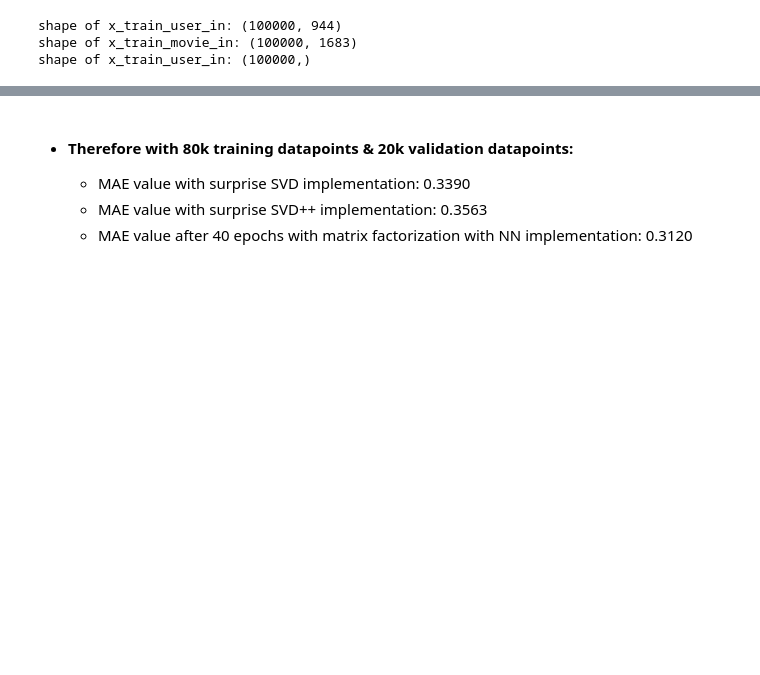
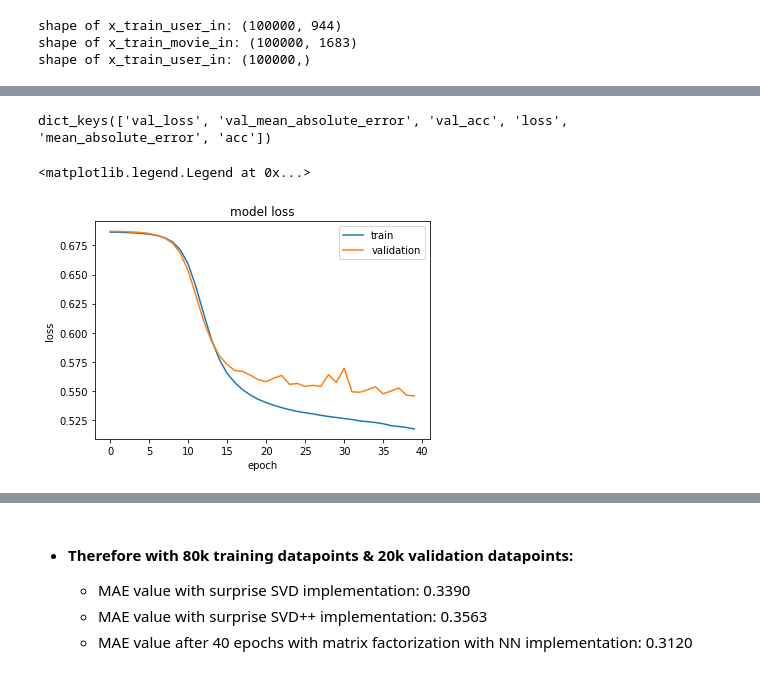
Before and after one commit to mlsquare/cook-imly, a Jupyter notebook: Notebooks/matrix factorization via NN.ipynb, the cells around one changed output, grey strips where cells are left out. Cells and saved outputs as stored; diff of their text form; code cells hidden in the pictures; blank space fills up the shorter version.

```diff
--- a/Notebooks/matrix factorization via NN.ipynb
+++ b/Notebooks/matrix factorization via NN.ipynb
@@ -178,3 +263,7 @@ Total params: 262,902
 Trainable params: 262,902
 Non-trainable params: 0
 __________________________________________________________________________________________________
+# %%
+from keras.callbacks import ModelCheckpoint
+
+checkpoints = ModelCheckpoint('./NN_m_factorization_weights.{epoch:02}-{val_loss:.2f}.hdf5', monitor='val_loss', verbose = 1, save_best_only=True, save_weights_only=False, mode='auto', period=2)
@@ -180,0 +272,2 @@ ________________________________________________________________________________
+# %%
+history = model.fit([x_train_user_in, x_train_movie_in], y_ratings, verbose=1, epochs=40, batch_size=32, validation_split=0.2, callbacks=[checkpoints])
@@ -180,0 +292,4 @@ ________________________________________________________________________________
+# %%
+history.history.keys()
+# %% [output]
+dict_keys(['val_loss', 'val_mean_absolute_error', 'val_acc', 'loss', 'mean_absolute_error', 'acc'])
@@ -180,0 +298,11 @@ ________________________________________________________________________________
+# %%
+plt.plot(history.history['loss'])
+plt.plot(history.history['val_loss'])
+plt.title('model loss')
+plt.xlabel('epoch')
+plt.ylabel('loss')
+
+plt.legend(['train', 'validation'], loc= 'upper right')
+# %% [output]
+<matplotlib.legend.Legend at 0x...>
+[figure, added]
```
Also changed, not shown: parts of 28 cells of this notebook.
